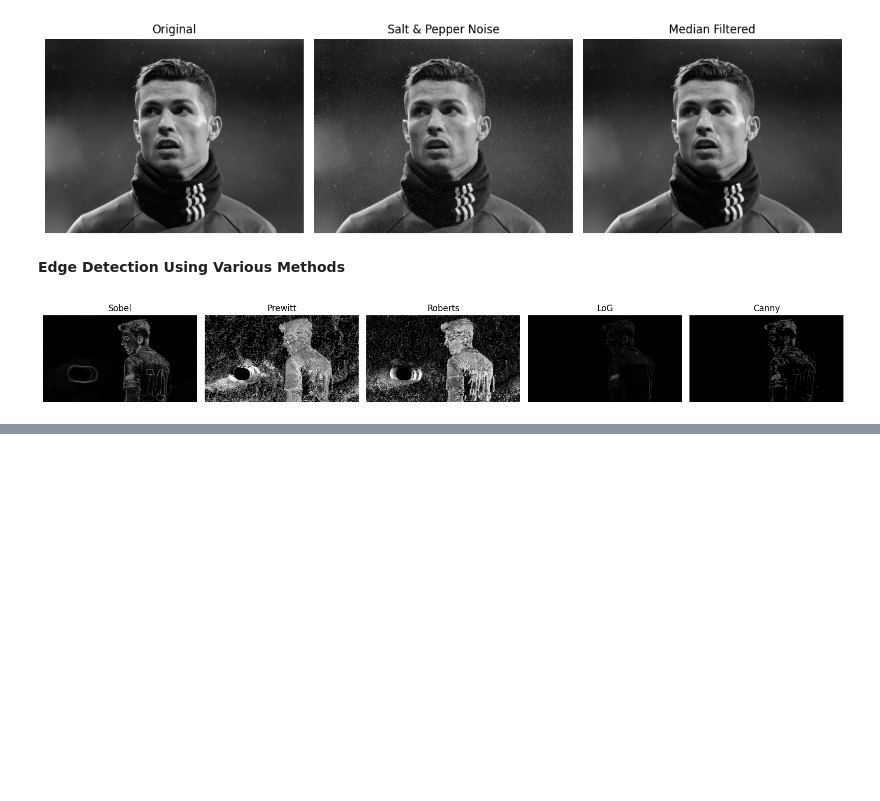
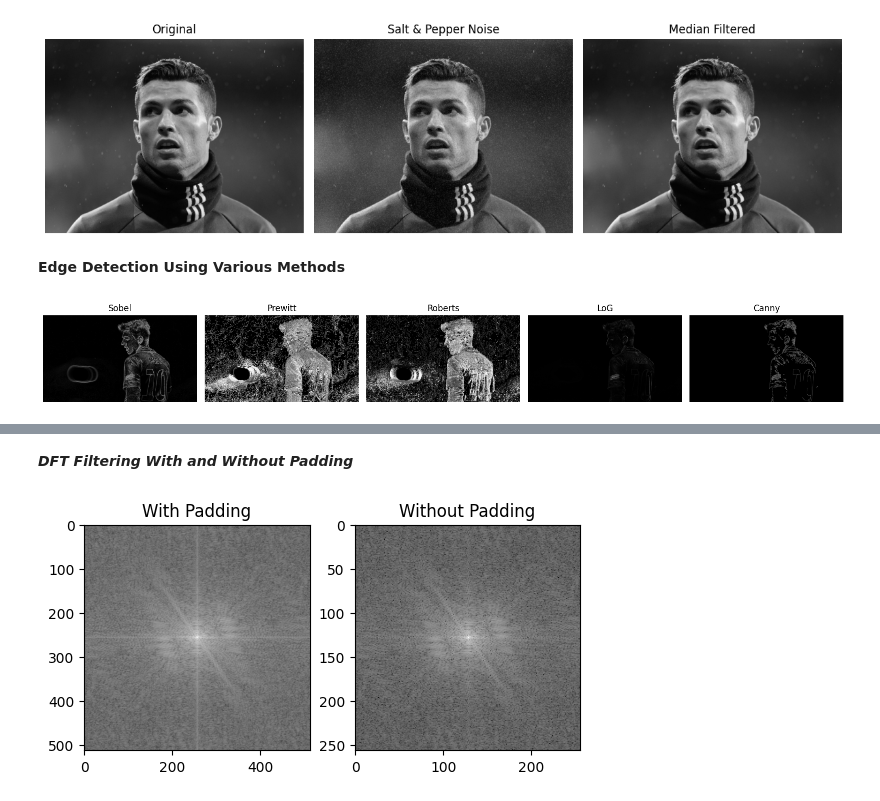
Before and after one commit to Amjadkp/DIGITAL-IMAGE-PROCESSING, a Jupyter notebook: DIGITAL_set2.ipynb, the cells around one changed output, grey strips where cells are left out. Cells and saved outputs as stored; diff of their text form; code cells hidden in the pictures; blank space fills up the shorter version.

```diff
--- a/DIGITAL_set2.ipynb
+++ b/DIGITAL_set2.ipynb
@@ -233,0 +265,21 @@ plt.show()
+# %% [markdown]
+***DFT Filtering With and Without Padding***
+# %%
+# Load grayscale, crop/resize to 256x256 if needed
+gray = cv2.cvtColor(img, cv2.COLOR_BGR2GRAY)
+gray_256 = cv2.resize(gray, (256, 256))
+
+# (a) With Padding
+dft_pad = cv2.copyMakeBorder(gray_256,0,256,0,256,cv2.BORDER_CONSTANT,value=0)
+dft = cv2.dft(np.float32(dft_pad),flags = cv2.DFT_COMPLEX_OUTPUT)
+dft_shift = np.fft.fftshift(dft)
+
+# (b) Without Padding
+dft2 = cv2.dft(np.float32(gray_256),flags = cv2.DFT_COMPLEX_OUTPUT)
+dft_shift2 = np.fft.fftshift(dft2)
+
+plt.subplot(121), plt.imshow(np.log(cv2.magnitude(dft_shift[:,:,0],dft_shift[:,:,1])),cmap='gray'), plt.title('With Padding')
+plt.subplot(122), plt.imshow(np.log(cv2.magnitude(dft_shift2[:,:,0],dft_shift2[:,:,1])),cmap='gray'), plt.title('Without Padding')
+plt.show()
+# %% [output]
+[figure, added]
```
Also changed, not shown: parts of 10 cells of this notebook.
